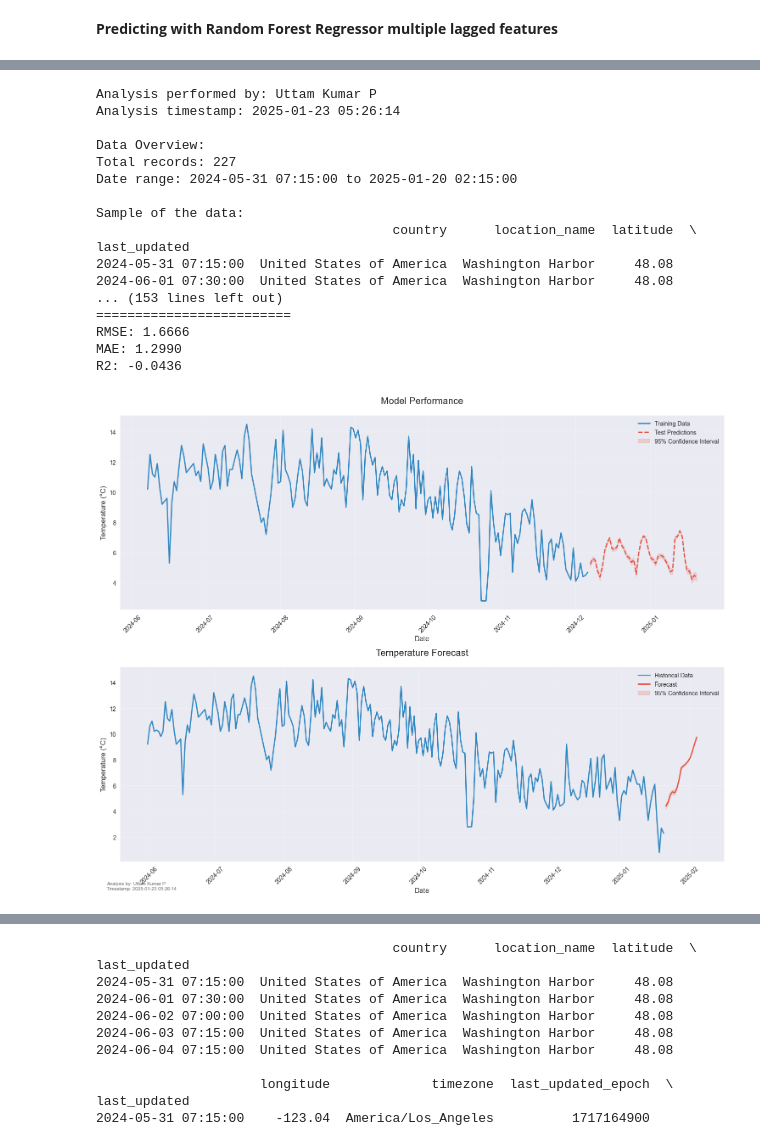
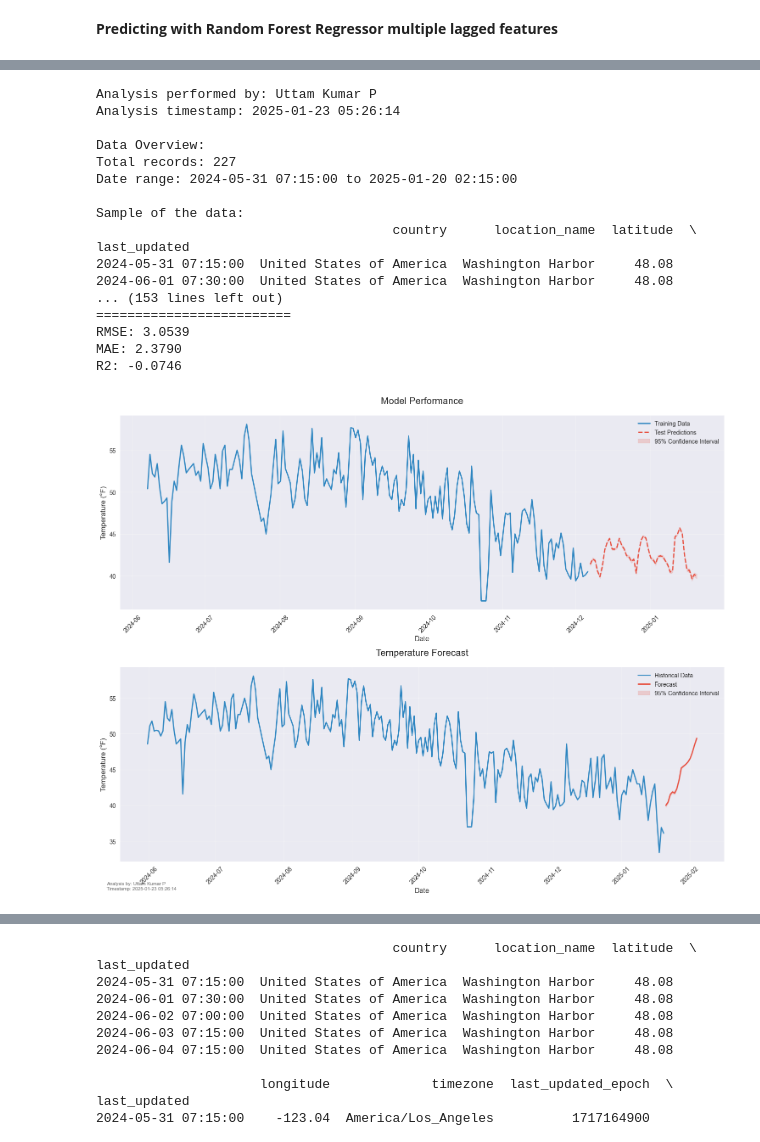
Before and after one commit to uttam-in/Weather-Trend-Forecasting, a Jupyter notebook: Assessment_Notebook.ipynb, the cells around one changed output, grey strips where cells are left out. Cells and saved outputs as stored; diff of their text form; code cells hidden in the pictures.

```diff
--- a/Assessment_Notebook.ipynb
+++ b/Assessment_Notebook.ipynb
@@ -229,6 +229,6 @@ data_filtered.to_csv('data/GlobalWeatherRepository_filtered.csv', index=False)
 data = pd.read_csv('data/GlobalWeatherRepository_filtered.csv')
 # convert the last_updated column to datetime
 data['last_updated'] = pd.to_datetime(data['last_updated'])
-data.set_index('last_updated', inplace=True)
+# data.set_index('last_updated', inplace=True)
 data.head()
 # %% [output]
@@ -924,7 +923,7 @@ for lag in range(1, lags + 1):
 data = data.dropna()
 
 # Define target and features
-target = 'temperature_celsius'
+target = 'temperature_fahrenheit'
 features = [col for col in data.columns if 'lag' in col]
 
 X = data[features]
@@ -951,8 +950,8 @@ y_test_pred = model.predict(X_test)
 mae = mean_absolute_error(y_test, y_test_pred)
 rmse = np.sqrt(mean_squared_error(y_test, y_test_pred))
 print(f"Test Set Metrics:")
-print(f"MAE: {mae:.2f}°C")
-print(f"RMSE: {rmse:.2f}°C")
+print(f"MAE: {mae:.2f}°F")
+print(f"RMSE: {rmse:.2f}°F")
 
 # Create the plot
 plt.figure(figsize=(15, 7))
@@ -976,7 +975,7 @@ plt.axvline(x=test_dates.iloc[0], color='green', linestyle='-', alpha=0.5,
 # Customize the plot
 plt.title("Temperature Forecasting: Training and Testing Results", fontsize=12, pad=15)
 plt.xlabel("Date", fontsize=10)
-plt.ylabel("Temperature (°C)", fontsize=10)
+plt.ylabel("Temperature (°F)", fontsize=10)
 
 # Format x-axis
 plt.gcf().autofmt_xdate()  # Rotate and align the tick labels
@@ -1063,7 +1062,7 @@ test_data = data[train_size:]
 
 # Define features and target
 features = ['humidity', 'pressure_mb', 'precip_mm', 'uv_index', 'wind_kph']
-target = 'temperature_celsius'
+target = 'temperature_fahrenheit'
 
 # Prepare features for train and test
 train_scaled, features_scaler = prepare_data(train_data, features, target)
@@ -1109,7 +1108,7 @@ ax1.plot(test_data.index, test_data[target], label='Test Data', color='#28B463',
 ax1.plot(test_data.index, test_pred_mean, label='Test Predictions', color='#E74C3C', linewidth=2, linestyle='--')
 ax1.set_title('Model Performance', fontsize=16, pad=20)
 ax1.set_xlabel('Date', fontsize=12)
-ax1.set_ylabel('Temperature (°C)', fontsize=12)
+ax1.set_ylabel('Temperature (°F)', fontsize=12)
 ax1.legend(fontsize=10)
 ax1.grid(True, alpha=0.3)
 
@@ -1124,7 +1123,7 @@ ax2.fill_between(future_dates,
                  label='95% Confidence Interval')
 ax2.set_title('Temperature Forecast', fontsize=16, pad=20)
 ax2.set_xlabel('Date', fontsize=12)
-ax2.set_ylabel('Temperature (°C)', fontsize=12)
+ax2.set_ylabel('Temperature (°F)', fontsize=12)
 ax2.legend(fontsize=10)
 ax2.grid(True, alpha=0.3)
 
@@ -1285,8 +1284,8 @@ print("\nSample of the data:")
 print(data.head())
 
 # Define features and target
-features = ['temperature_celsius', 'humidity', 'pressure_mb', 'precip_mm', 'uv_index', 'wind_kph']
-target_idx = features.index('temperature_celsius')
+features = ['temperature_fahrenheit', 'humidity', 'pressure_mb', 'precip_mm', 'uv_index', 'wind_kph']
+target_idx = features.index('temperature_fahrenheit')
 
 # Scale the data
 scaler = StandardScaler()
@@ -1396,7 +1395,7 @@ fig, (ax1, ax2) = plt.subplots(2, 1, figsize=(15, 12))
 train_dates = data.index[seq_length:train_size+seq_length]
 test_dates = data.index[train_size+seq_length:]
 
-ax1.plot(train_dates, data['temperature_celsius'][seq_length:train_size+seq_length],
+ax1.plot(train_dates, data['temperature_fahrenheit'][seq_length:train_size+seq_length],
          label='Training Data', color='#2E86C1', linewidth=2)
 ax1.plot(test_dates, test_predictions,
          label='Test Predictions', color='#E74C3C', linewidth=2, linestyle='--')
@@ -1407,12 +1406,12 @@ ax1.fill_between(test_dates,
                  label='95% Confidence Interval')
 ax1.set_title('Model Performance', fontsize=16, pad=20)
 ax1.set_xlabel('Date', fontsize=12)
-ax1.set_ylabel('Temperature (°C)', fontsize=12)
+ax1.set_ylabel('Temperature (°F)', fontsize=12)
 ax1.legend(fontsize=10)
 ax1.grid(True, alpha=0.3)
 
 # Plot 2: Future Forecast with confidence intervals
-ax2.plot(data.index, data['temperature_celsius'], label='Historical Data', color='#2E86C1', linewidth=2)
+ax2.plot(data.index, data['temperature_fahrenheit'], label='Historical Data', color='#2E86C1', linewidth=2)
 ax2.plot(future_dates, forecast_predictions, label='Forecast', color='#E74C3C', linewidth=2)
 ax2.fill_between(future_dates,
                  forecast_ci_lower,
@@ -1421,7 +1420,7 @@ ax2.fill_between(future_dates,
                  label='95% Confidence Interval')
 ax2.set_title('Temperature Forecast', fontsize=16, pad=20)
 ax2.set_xlabel('Date', fontsize=12)
-ax2.set_ylabel('Temperature (°C)', fontsize=12)
+ax2.set_ylabel('Temperature (°F)', fontsize=12)
 ax2.legend(fontsize=10)
 ax2.grid(True, alpha=0.3)
 
@@ -1441,40 +1440,40 @@ forecast_df = pd.DataFrame({
     'Upper_CI': forecast_ci_upper.round(2)
 })
 
 
 # Calculate and print metrics
 metrics = {
-    'RMSE': np.sqrt(mean_squared_error(data['temperature_celsius'][train_size+seq_length:], test_predictions)),
-    'MAE': mean_absolute_error(data['temperature_celsius'][train_size+seq_length:], test_predictions),
-    'R2': r2_score(data['temperature_celsius'][train_size+seq_length:], test_predictions)
+    'RMSE': np.sqrt(mean_squared_error(data['temperature_fahrenheit'][train_size+seq_length:], test_predictions)),
+    'MAE': mean_absolute_error(data['temperature_fahrenheit'][train_size+seq_length:], test_predictions),
+    'R2': r2_score(data['temperature_fahrenheit'][train_size+seq_length:], test_predictions)
 }
 
 print("\nModel Performance Metrics:")
 print("=========================")
 for metric, value in metrics.items():
     print(f"{metric}: {value:.4f}")
 
 
 plt.show()
 # %% [output]
 Analysis performed by: Uttam Kumar P
 Analysis timestamp: 2025-01-23 05:26:14
 
 Data Overview:
 Total records: 227
 Date range: 2024-05-31 07:15:00 to 2025-01-20 02:15:00
 
 Sample of the data:
                                       country      location_name  latitude  \
 last_updated
 2024-05-31 07:15:00  United States of America  Washington Harbor     48.08
 2024-06-01 07:30:00  United States of America  Washington Harbor     48.08
 ... (153 lines left out)
 =========================
-RMSE: 1.6666
-MAE: 1.2990
-R2: -0.0436
+RMSE: 3.0539
+MAE: 2.3790
+R2: -0.0746
-[figure, old version]
+[figure, new version]
 # %%
 # Feature importance analysis using CatBoost
 import pandas as pd
```
Also changed, not shown: parts of 11 cells of this notebook, 5 other files.
